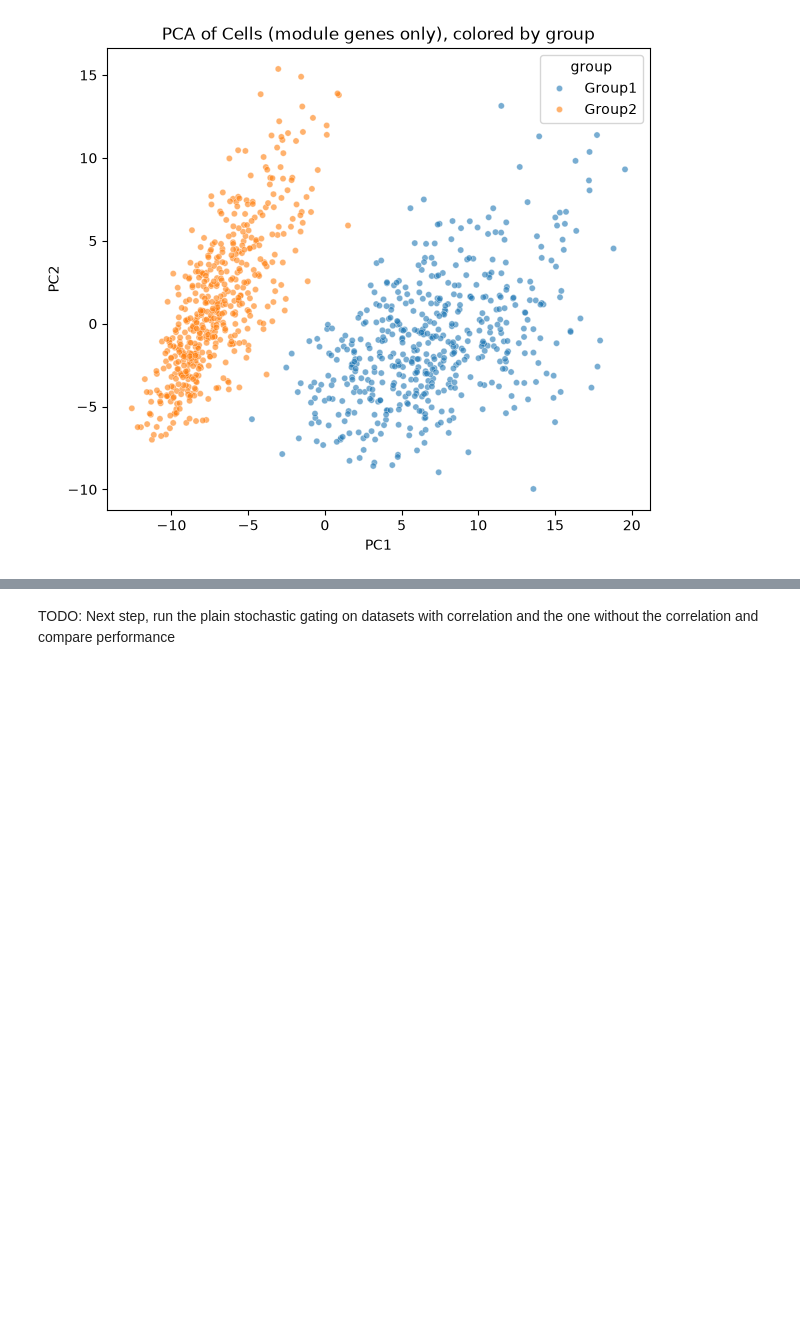
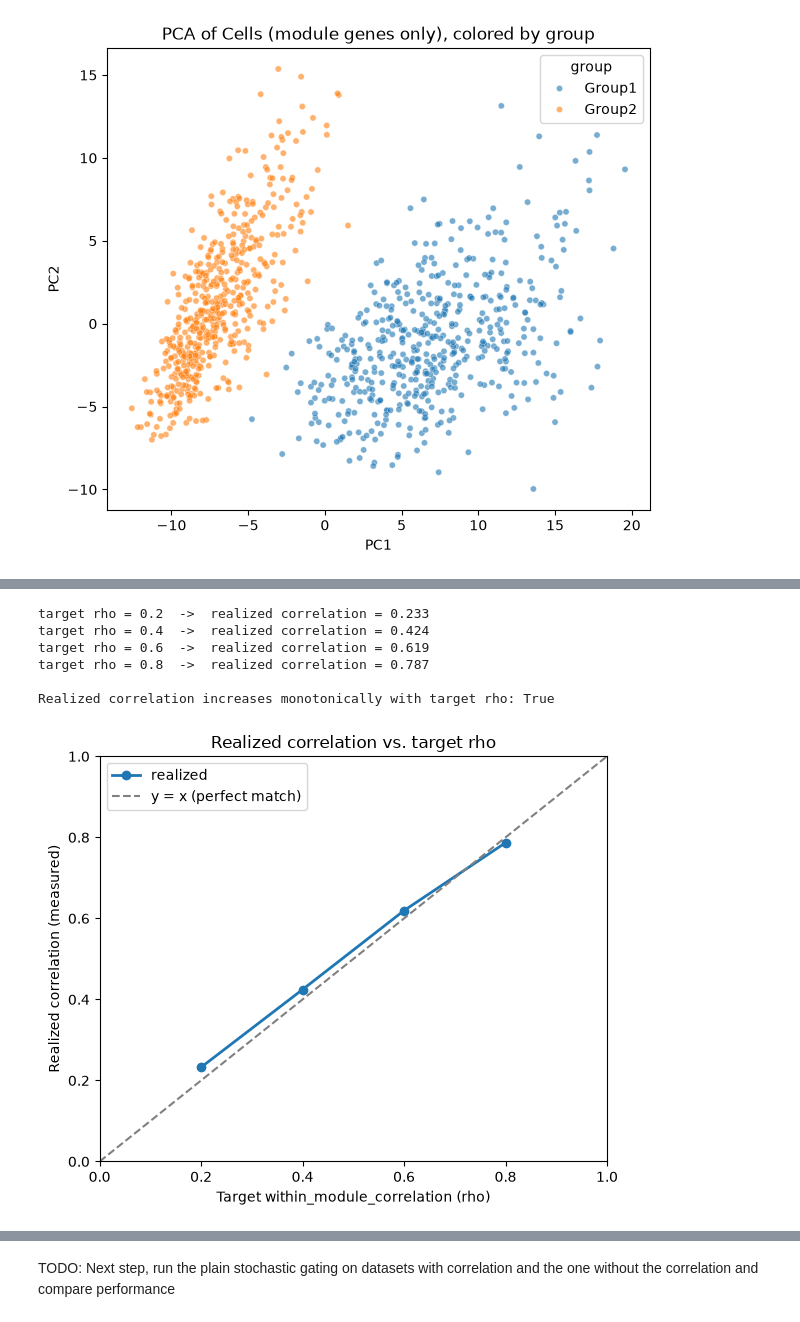
Before and after one commit to sierramendoza543/sierra-gating-project, a Jupyter notebook: correlated_syntheticData.ipynb, the cells around one changed output, grey strips where cells are left out. Cells and saved outputs as stored; diff of their text form; code cells hidden in the pictures; blank space fills up the shorter version.

```diff
--- a/correlated_syntheticData.ipynb
+++ b/correlated_syntheticData.ipynb
@@ -381,10 +381,9 @@ for _, cell in cells_df.iterrows():
         gene_list = module_gene_lists[module]
 
         if module in disease_modules:
-            mu_gene = size_factor * (disease_mu_base + gamma_i)
+            mu_gene = size_factor * max(disease_mu_base + gamma_i, MU_FLOOR)
         else:
-            mu_gene = size_factor * (mu_background + gamma_i)  # distractor module -- gamma_i added
-        mu_gene = max(mu_gene, MU_FLOOR)
+            mu_gene = size_factor * max(mu_background + gamma_i, MU_FLOOR)  # distractor module -- gamma_i added
 
         var = mu_gene + (mu_gene ** 2) / dispersion
         p = mu_gene / var
@@ -406,8 +405,7 @@ for _, cell in cells_df.iterrows():
             })
 
     for gene_id in background_gene_ids:
-        mu = size_factor * (mu_background + gamma_i)  # gamma_i added here too
-        mu = max(mu, MU_FLOOR)
+        mu = size_factor * max(mu_background + gamma_i, MU_FLOOR)  # gamma_i added here too
         var = mu + (mu ** 2) / dispersion
         p = mu / var
         n = mu * p / (1 - p)
@@ -743,0 +793,72 @@ plt.show()
+# %%
+rho_candidates = [0.2, 0.4, 0.6, 0.8]
+sensitivity_rows = []
+
+test_module_base = mu_group1_signal  # reuse Group1's disease-module mean, same as the real Step 8
+test_gene_ids = [f"RHOTEST_{p}" for p in range(genes_per_module)]
+
+for rho_test in rho_candidates:
+    test_corr_matrix = build_module_corr_matrix(genes_per_module, rho_test, correlation_noise, rng)
+    test_chol = np.linalg.cholesky(test_corr_matrix)
+
+    test_rows = []
+    for _, cell in cells_df.iterrows():
+        size_factor = cell["size_factor"]
+        gamma_i = patients_df.loc[patients_df["patient_id"] == cell["patient_id"], "gamma_i"].values[0]
+        group = cell["group"]
+        base = mu_group1_signal if group == "Group1" else mu_group2_signal
+        mu_gene = size_factor * max(base + gamma_i, MU_FLOOR)
+        var = mu_gene + (mu_gene ** 2) / dispersion
+        p = mu_gene / var
+        n = mu_gene * p / (1 - p)
+
+        z = test_chol @ rng.standard_normal(genes_per_module)
+        u = np.clip(norm.cdf(z), 1e-6, 1 - 1e-6)
+        exprs = nbinom.ppf(u, n, p).astype(int)
+
+        for gene_id, expr in zip(test_gene_ids, exprs):
+            test_rows.append({
+                "cell_id": cell["cell_id"], "group": group,
+                "size_factor": size_factor, "gene_id": gene_id, "expression": expr,
+            })
+
+    test_df = pd.DataFrame(test_rows)
+    test_df["norm_expression"] = test_df["expression"] / test_df["size_factor"]
+    g1_test_mat = test_df[test_df["cell_id"].isin(g1_cells)].pivot_table(
+        index="gene_id", columns="cell_id", values="norm_expression"
+    )
+    c = g1_test_mat.T.corr().values
+    mask = ~np.eye(len(test_gene_ids), dtype=bool)
+    realized = c[mask].mean()
+    sensitivity_rows.append({"target_rho": rho_test, "realized_corr": realized})
+    print(f"target rho = {rho_test:.1f}  ->  realized correlation = {realized:.3f}")
+
+sensitivity_df = pd.DataFrame(sensitivity_rows)
+
+# Sanity check: realized correlation should increase monotonically with target rho --
+# if it doesn't, the copula mechanism isn't actually doing what it claims.
+is_monotonic = sensitivity_df["realized_corr"].is_monotonic_increasing
+print(f"\nRealized correlation increases monotonically with target rho: {is_monotonic}")
+assert is_monotonic, "Realized correlation did not increase monotonically with rho -- investigate the copula mechanism."
+
+fig, ax = plt.subplots(figsize=(6, 5))
+ax.plot(sensitivity_df["target_rho"], sensitivity_df["realized_corr"], marker="o", linewidth=2, label="realized")
+ax.plot([0, 1], [0, 1], linestyle="--", color="gray", label="y = x (perfect match)")
+ax.set_xlabel("Target within_module_correlation (rho)")
+ax.set_ylabel("Realized correlation (measured)")
+ax.set_title("Realized correlation vs. target rho")
+ax.legend()
+ax.set_xlim(0, 1)
+ax.set_ylim(0, 1)
+plt.tight_layout()
+plt.show()
+
+sensitivity_df
+# %% [output]
+target rho = 0.2  ->  realized correlation = 0.233
+target rho = 0.4  ->  realized correlation = 0.424
+target rho = 0.6  ->  realized correlation = 0.619
+target rho = 0.8  ->  realized correlation = 0.787
+
+Realized correlation increases monotonically with target rho: True
+[figure, added]
```
Also changed, not shown: parts of 4 cells of this notebook, 2 other files.
